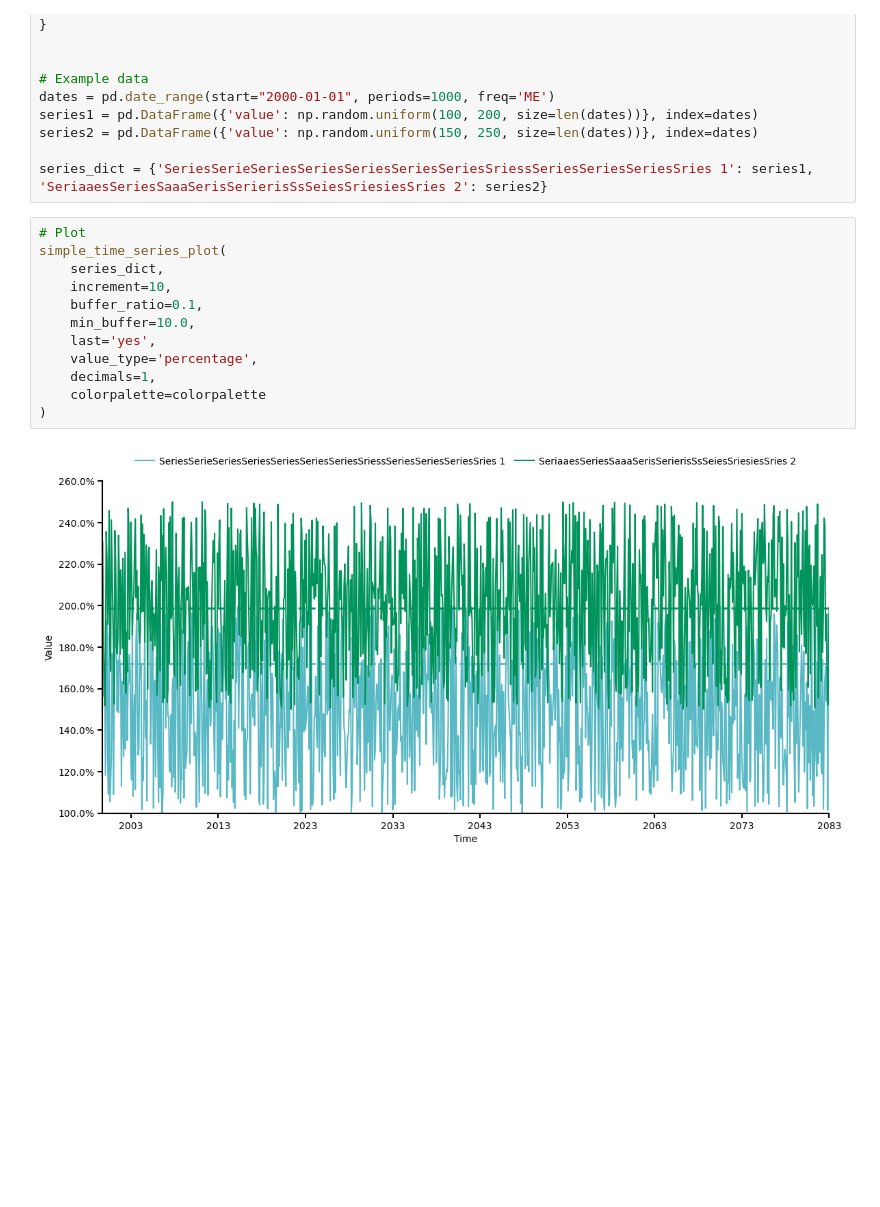
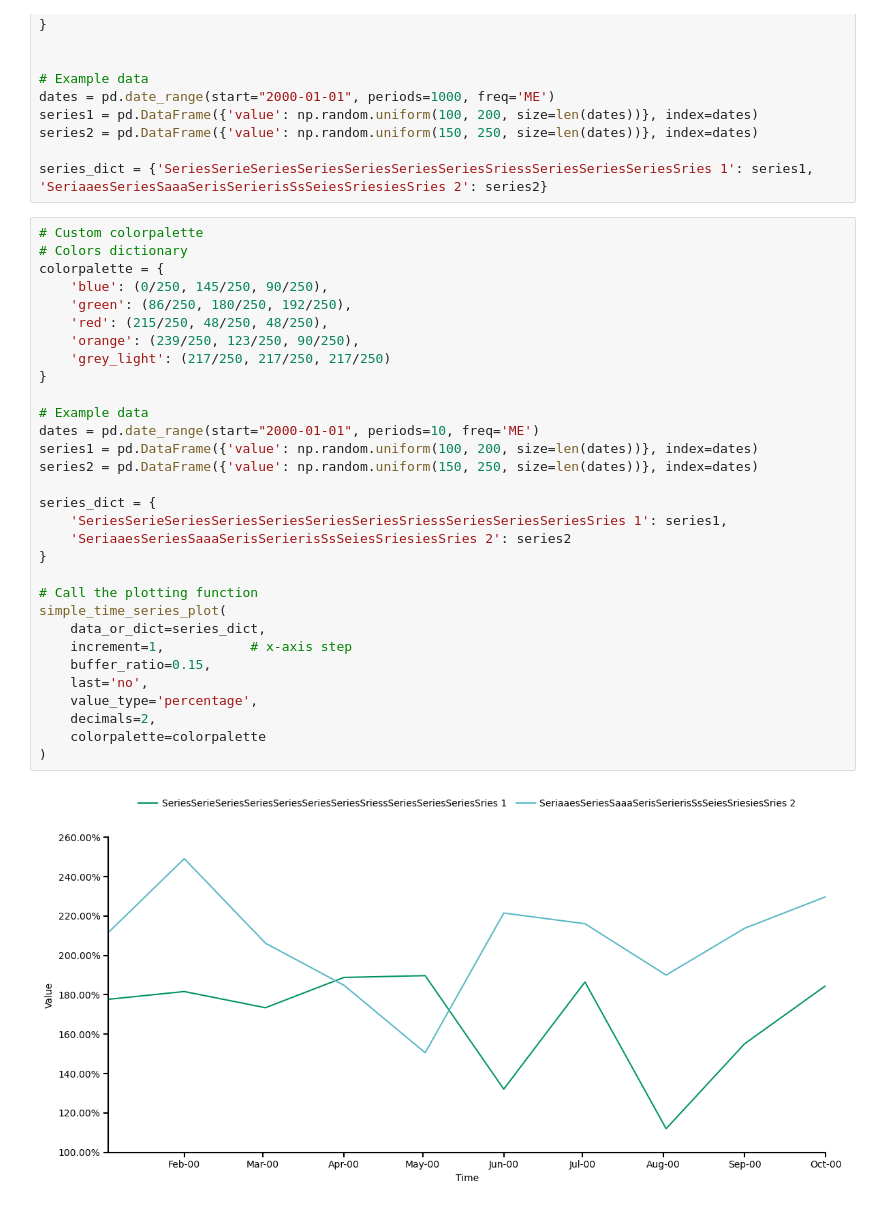
Before and after one commit to Aurelie-Dubost/xeu, a Jupyter notebook: plot_with_last.ipynb, the cells around one changed output. Drawn from its saved outputs; the diff is of its cells as text; blank space fills up the shorter version.

```diff
--- a/plot_with_last.ipynb
+++ b/plot_with_last.ipynb
@@ -419,16 +932,35 @@ series2 = pd.DataFrame({'value': np.random.uniform(150, 250, size=len(dates))},
 
 series_dict = {'SeriesSerieSeriesSeriesSeriesSeriesSeriesSriessSeriesSeriesSeriesSries 1': series1, 'SeriaaesSeriesSaaaSerisSerierisSsSeiesSriesiesSries 2': series2}
 # %%
-# Plot
+# Custom colorpalette
+# Colors dictionary
+colorpalette = {
+    'blue': (0/250, 145/250, 90/250),
+    'green': (86/250, 180/250, 192/250),
+    'red': (215/250, 48/250, 48/250),
+    'orange': (239/250, 123/250, 90/250),
+    'grey_light': (217/250, 217/250, 217/250)
+}
+
+# Example data
+dates = pd.date_range(start="2000-01-01", periods=10, freq='ME')
+series1 = pd.DataFrame({'value': np.random.uniform(100, 200, size=len(dates))}, index=dates)
+series2 = pd.DataFrame({'value': np.random.uniform(150, 250, size=len(dates))}, index=dates)
+
+series_dict = {
+    'SeriesSerieSeriesSeriesSeriesSeriesSeriesSriessSeriesSeriesSeriesSries 1': series1,
+    'SeriaaesSeriesSaaaSerisSerierisSsSeiesSriesiesSries 2': series2
+}
+
+# Call the plotting function
 simple_time_series_plot(
-    series_dict,
-    increment=10,
-    buffer_ratio=0.1,
-    min_buffer=10.0,
-    last='yes',
+    data_or_dict=series_dict,
+    increment=1,           # x-axis step
+    buffer_ratio=0.15,
+    last='no',
     value_type='percentage',
-    decimals=1,
+    decimals=2,
     colorpalette=colorpalette
 )
 # %% [output]
-[figure, old version]
+[figure, new version]
```
Also changed, not shown: parts of 4 cells of this notebook.
